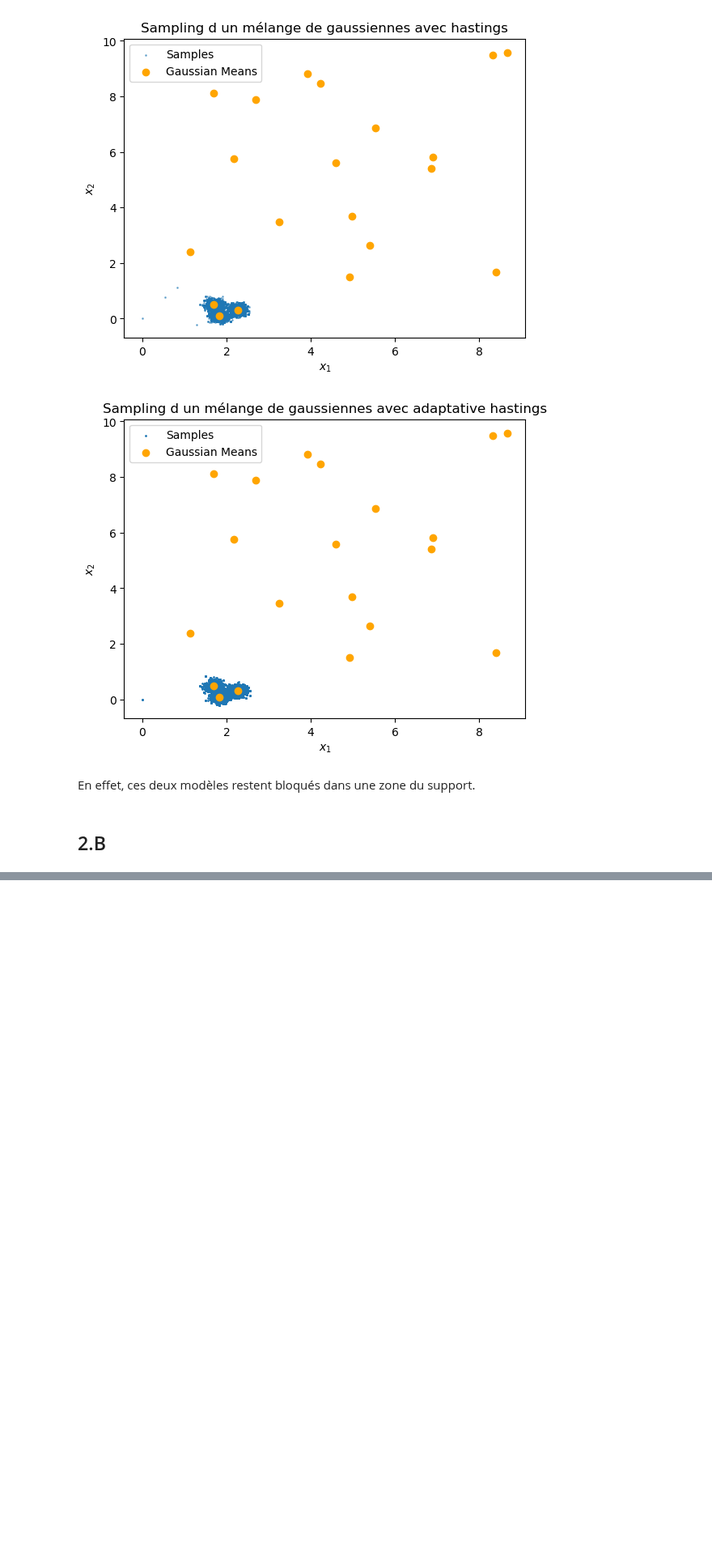
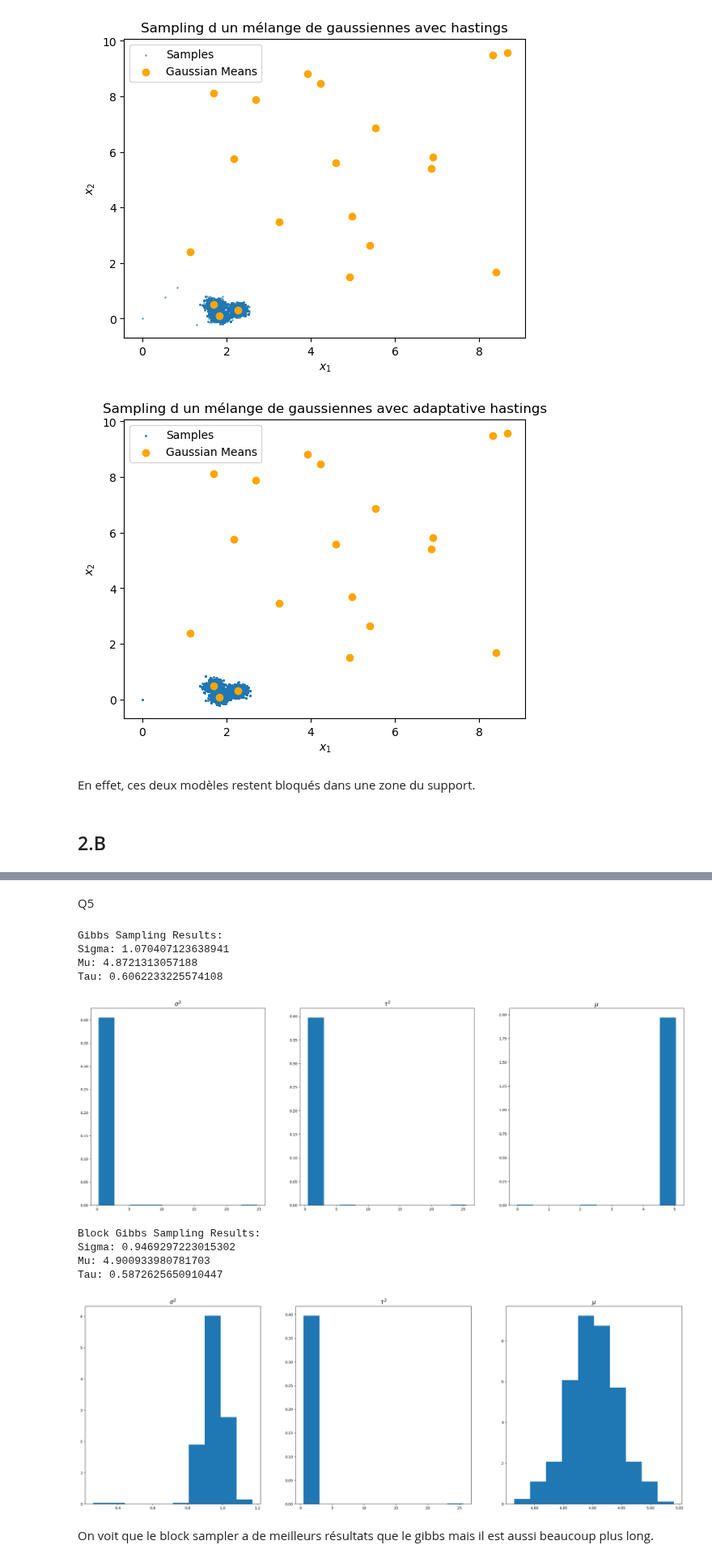
Before and after one commit to gregoirebechade/MVA_bis, a Jupyter notebook: computational_statistics/TP4.ipynb, the cells around one changed output, grey strips where cells are left out. Shown at 81% size. Cells and saved outputs as stored; diff of their text form; code cells hidden in the pictures; blank space fills up the shorter version.

```diff
--- a/computational_statistics/TP4.ipynb
+++ b/computational_statistics/TP4.ipynb
@@ -391,0 +516,72 @@ samples = parallel_tempering(pi_bis, 100, len(temps),     2, temps, covariances)
+# %% [markdown]
+Q5
+# %%
+# parameters
+N = 500
+k = 100
+mu_true = 5
+sigma_true = 1
+tau_true = 0.5
+sigma0 = 2
+tau0 = 0.5
+mu0 = 0.5
+alpha = 0.1
+beta = 0.1
+gamma = 0.1
+num_samples = 300
+
+Y = np.zeros((N, k))
+for i in range(N):
+    Xi = np.random.normal(loc=mu_true, scale=np.sqrt(sigma_true))
+    epsilon_i = np.random.normal(loc=0, scale=np.sqrt(tau_true), size=k)
+    Y[i, :] = Xi + epsilon_i
+X0 = np.zeros(N)
+
+sigma_samples, tau_samples, mu_samples, X_samples = gibbs_sampler(
+    Y, sigma0, tau0, mu0, X0, beta, alpha, gamma, N, k, num_samples
+)
+
+print('Gibbs Sampling Results:')
+print('Sigma:', np.mean(sigma_samples))
+print('Mu:', np.mean(mu_samples))
+print('Tau:', np.mean(tau_samples))
+
+_, ax = plt.subplots(1, 3, figsize=(30, 10))
+ax[0].hist(sigma_samples, density=True)
+ax[0].set_title('$\sigma^2$', fontsize=16)
+ax[1].hist(np.array(tau_samples), density=True)
+ax[1].set_title('$\\tau^2$', fontsize=16)
+ax[2].hist(mu_samples, density=True)
+ax[2].set_title('$\mu$', fontsize=16)
+plt.show()
+
+sigma_block, tau_block, mu_block, X_block = block_gibbs_sampler(
+    Y, sigma0, tau0, mu0, X0, beta, alpha, gamma, N, k, num_samples
+)
+
+print('Block Gibbs Sampling Results:')
+print('Sigma:', np.mean(sigma_block))
+print('Mu:', np.mean(mu_block))
+print('Tau:', np.mean(tau_block))
+
+_, ax = plt.subplots(1, 3, figsize=(30, 10))
+ax[0].hist(sigma_block, density=True)
+ax[0].set_title('$\sigma^2$', fontsize=16)
+ax[1].hist(np.array(tau_block), density=True)
+ax[1].set_title('$\\tau^2$', fontsize=16)
+ax[2].hist(mu_block, density=True)
+ax[2].set_title('$\mu$', fontsize=16)
+plt.show()
+# %% [output]
+Gibbs Sampling Results:
+Sigma: 1.070407123638941
+Mu: 4.8721313057188
+Tau: 0.6062233225574108
+[figure, added]
+Block Gibbs Sampling Results:
+Sigma: 0.9469297223015302
+Mu: 4.900933980781703
+Tau: 0.5872625650910447
+[figure, added]
+# %% [markdown]
+On voit que le block sampler a de meilleurs résultats que le gibbs mais il est aussi beaucoup plus long.
```
Also changed, not shown: parts of 22 cells of this notebook.
